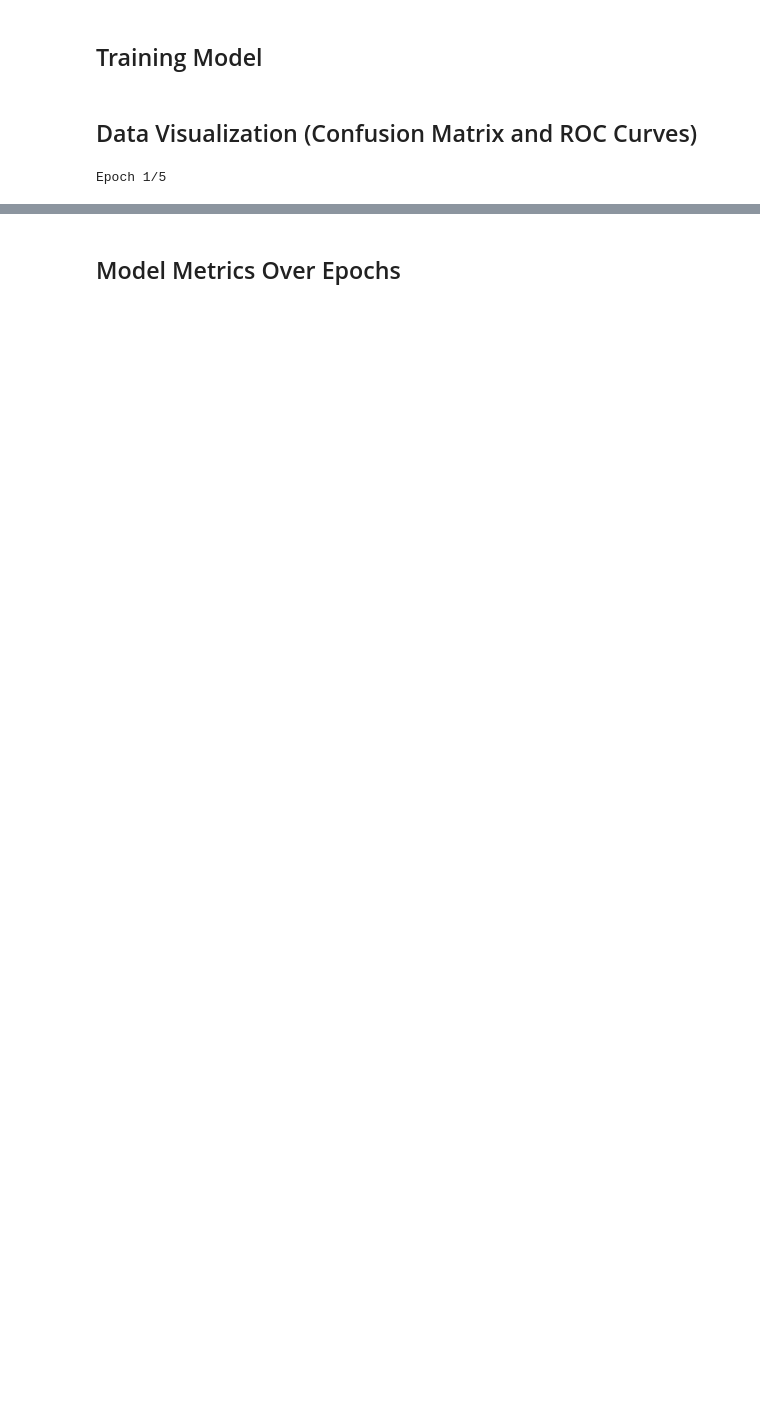
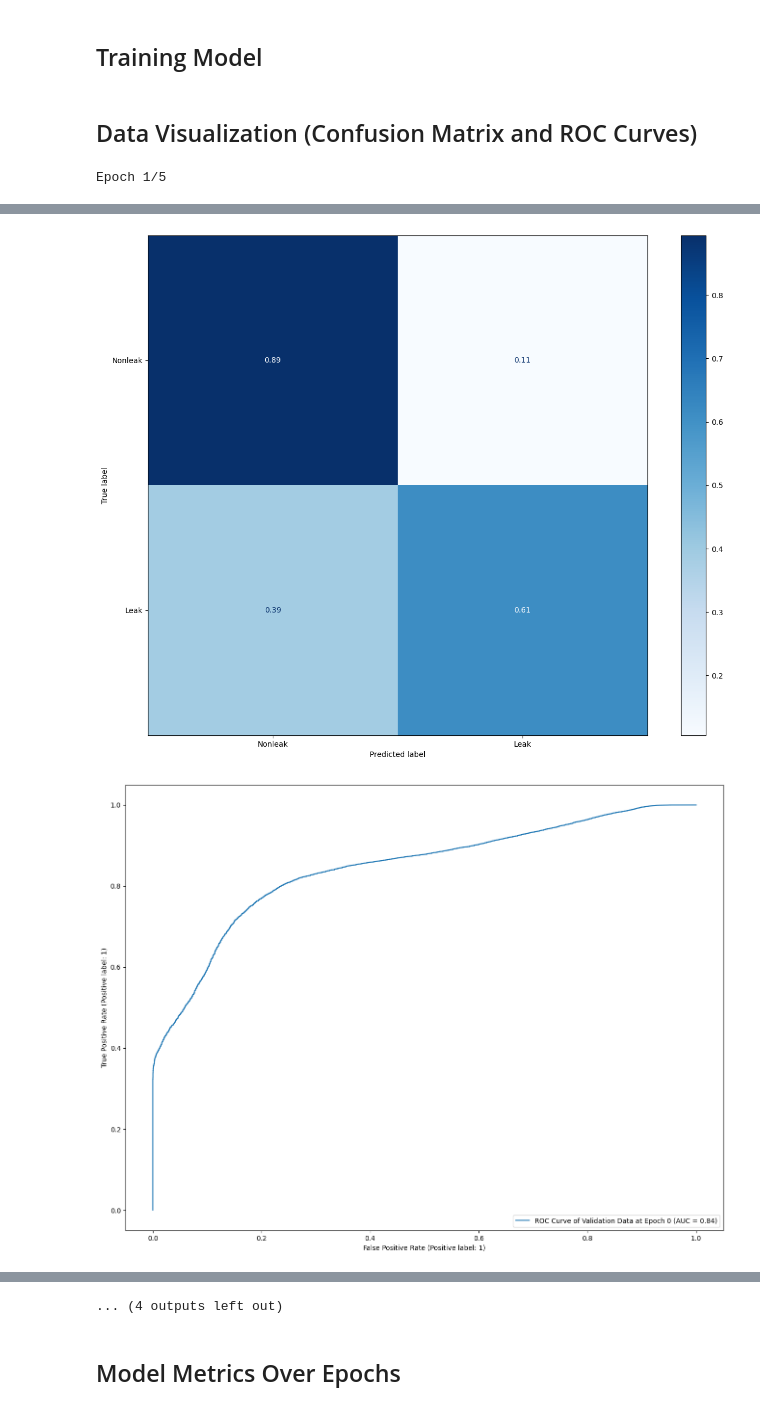
Before and after one commit to BerkeleyExpertSystemTechnologiesLab/Squishy-Methane-Analysis, a Jupyter notebook: MethaneCNN/GasVid_CNN_Model.ipynb, the cells around one changed output, grey strips where cells are left out. Drawn from its saved outputs; the diff is of its cells as text; code cells hidden in the pictures; blank space fills up the shorter version.

```diff
--- a/MethaneCNN/GasVid_CNN_Model.ipynb
+++ b/MethaneCNN/GasVid_CNN_Model.ipynb
@@ -54,6 +54,7 @@ train_datagen = ImageDataGenerator(
     featurewise_center=True,
     featurewise_std_normalization=True,
     rescale=1. / 255,
+    vertical_flip=True,
     validation_split=val_split,
 )
 
@@ -458,6 +451,12 @@ performance_cbk = PerformanceVisualizationCallback(
 num_epochs = 5
 
 earlyStop = tf.keras.callbacks.EarlyStopping(min_delta=0.01,monitor='f1_score', patience=2)
+
+performance_cbk = PerformanceVisualizationCallback(
+                      model=model,
+                      validation_data=val_generator, #get_with_featurewise_center_std_norm(val_generator, mean, std),
+                      num_batches=len(val_generator),
+                      image_dir='performance_vizualizations')
 
 history = model.fit_generator(
     generator = train_generator, #get_with_featurewise_center_std_norm(train_generator, mean, std),
@@ -466,7 +465,7 @@ history = model.fit_generator(
     validation_steps = val_generator.samples // batch_size,
     epochs = num_epochs,
     class_weight = class_weight,
-    callbacks=[earlyStop] #uncomment once you want to use it
+    callbacks=[performance_cbk] #uncomment once you want to use it
 )
 # %% [output]
 Epoch 1/5
@@ -477,0 +481,2 @@ Epoch 3/5
+[figure, added]
+[figure, added]
@@ -478,3 +487,4 @@ Epoch 3/5
+... (4 outputs left out)
 # %% [markdown]
 ## Model Metrics Over Epochs
 # %%
```
Also changed, not shown: parts of 9 cells of this notebook.
